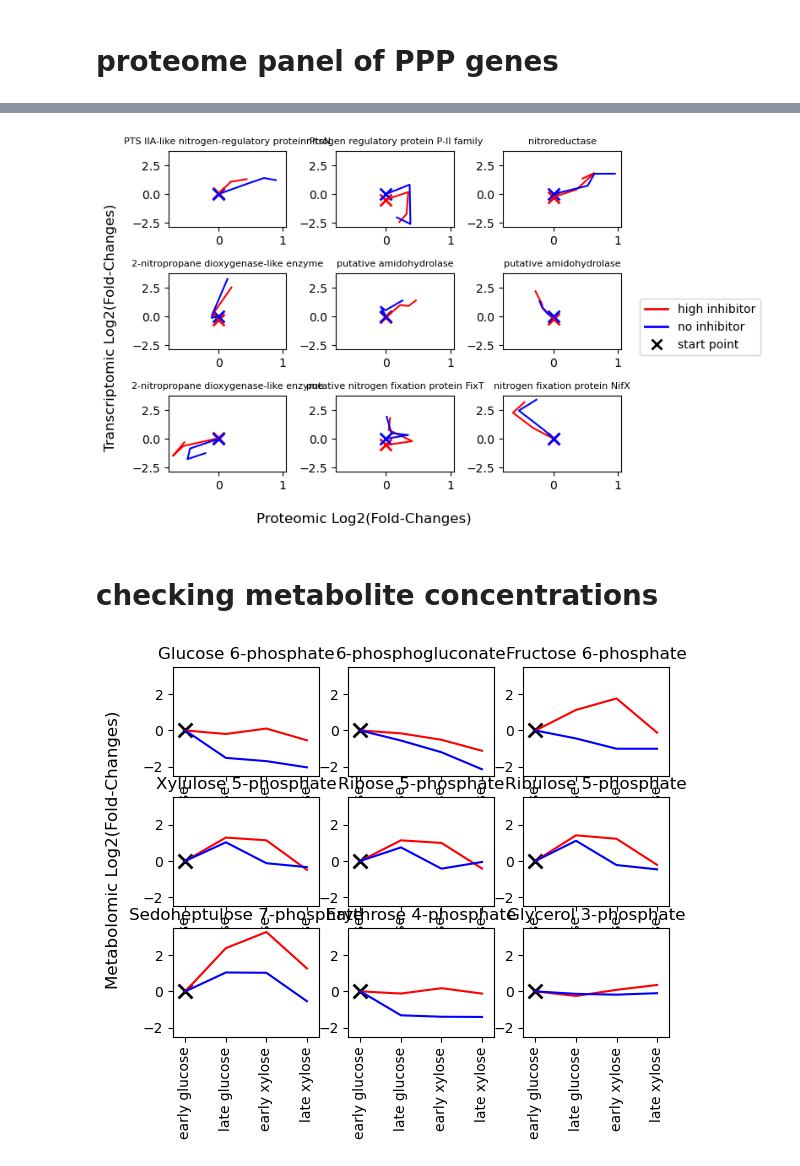
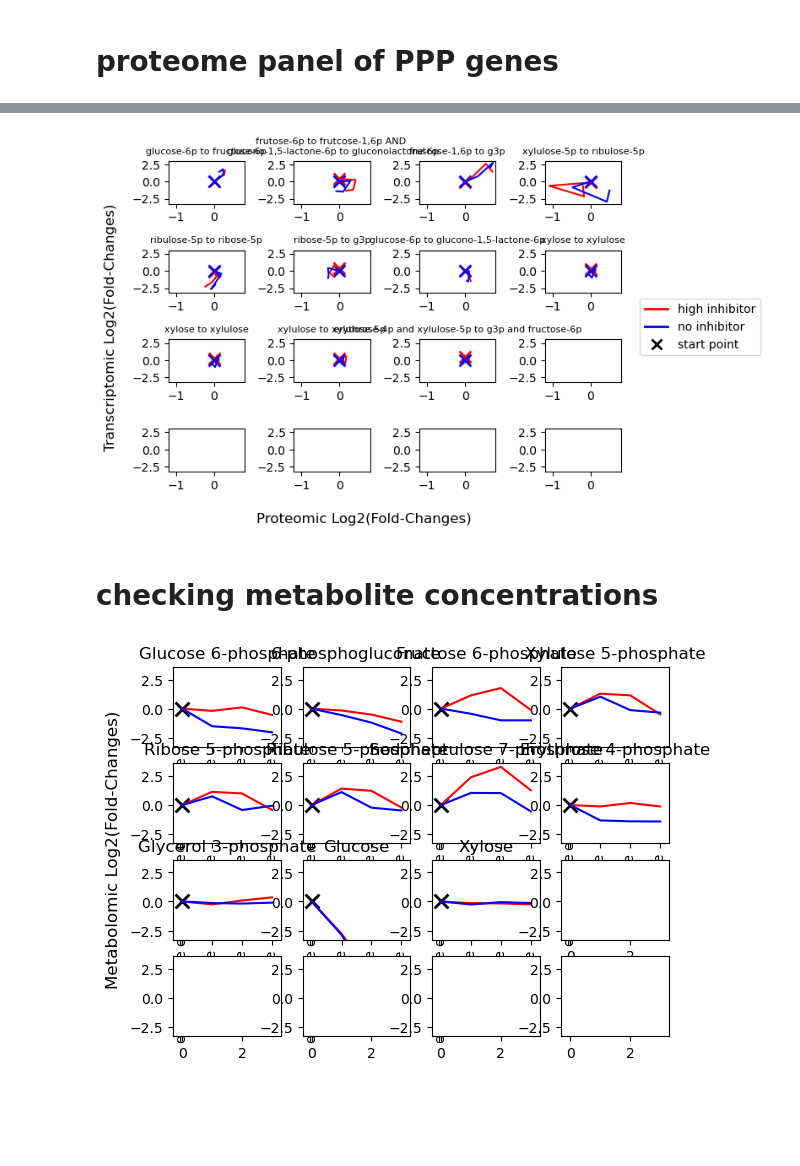
Before and after one commit to cristalzucsd/iModulonMiner, a Jupyter notebook: 5_characterize_iModulons/8_xylose_story.ipynb, the cells around one changed output, grey strips where cells are left out. Drawn from its saved outputs; the diff is of its cells as text; code cells hidden in the pictures; blank space fills up the shorter version.

```diff
--- a/5_characterize_iModulons/8_xylose_story.ipynb
+++ b/5_characterize_iModulons/8_xylose_story.ipynb
@@ -165,8 +220,9 @@ gene_to_label = {
 # %%
 # settings
-plot_genes = nitrogen_genes
+plot_genes = PPP_genes
 
-fig, axs = plt.subplots(3,3)
+size = math.ceil(len(plot_genes)**.5)
+fig, axs = plt.subplots(size,size)
 ax_iter = iter(axs.flatten())
 max_x = 0
 min_x = 0
@@ -177,8 +233,10 @@ for gene in plot_genes:
     # let's look at expression, iM activity, and proteomics of the genes in question
     #prot_index = ica_data.gene_table.loc[gene].ZM4_locus.split('_')[1]
     gene_changes = np.log2(2**sample_X_df[column_to_sample.values()].loc[gene] / 2**sample_X_df['lignocellulose_ferment:low_ACSH_early'].loc[gene])
-    prot_changes = np.log2(ica_data.gene_table.loc[gene][column_to_sample.keys()].astype(float).rename(index = column_to_sample))
-    #proteomics_df.loc[prot_index].rename(index = column_to_sample)
+    if gene in ica_data.gene_table.index:
+        prot_changes = np.log2(ica_data.gene_table.loc[gene][column_to_sample.keys()].astype(float).rename(index = column_to_sample))
+    else:
+        prot_changes = proteome_fold_change_df.rename(columns = conversion_2).loc[conversion[gene]]
 
     order_1 = [
         'lignocellulose_ferment:high_ACSH_early',
@@ -237,7 +295,7 @@ plt.legend(handles = legend_handles, loc='center')
 plt.savefig('../figures/xylose_story_panel_legend.pdf', transparent = True)
 plt.close()
 # %% [output]
-[figure, old version]
+[figure, new version]
 # %% [markdown]
 # checking metabolite concentrations
 # %%
@@ -267,22 +325,33 @@ no_LDI_samples = [
 ]
 # %%
 # plotting metabolites
-
-fig, axs = plt.subplots(3,3)
+max_y = 0
+min_y = 0
+min_min_y = -3
+fig, axs = plt.subplots(4,4)
 ax_iter = iter(axs.flatten())
-for metab in metabs:
+for metab in metabs+external:
     ax = next(ax_iter)
     ax.plot([0, 1, 2, 3], metab_fold_change_df.loc[metab][LDI_samples], c = 'red')
     ax.plot([0, 1, 2, 3], metab_fold_change_df.loc[metab][no_LDI_samples], c = 'blue')
     ax.scatter([0], [0], c = 'black', marker = 'x', lw = 2, s = 100)
     ax.set_xticks([0, 1, 2, 3], labels = ['early glucose', 'late glucose', 'early xylose', 'late xylose'], rotation = 90)
     ax.set_title(metab)
+    max_val = max(metab_fold_change_df.loc[metab][LDI_samples+no_LDI_samples])
+    min_val = min(metab_fold_change_df.loc[metab][LDI_samples+no_LDI_samples])
+    if max_val > max_y:
+        max_y = max_val
+    if min_val < min_y:
+        min_y = min_val
+for ax in axs.flatten():
+    if min_y < min_min_y:
+        min_y = min_min_y
     ax.set_xlim([-.3, 3.3])
-    ax.set_ylim([-2.5, 3.5])
+    ax.set_ylim([1.1*min_y, 1.1*max_y])
 
 fig.supylabel('Metabolomic Log2(Fold-Changes)')
 #plt.tight_layout()
 plt.savefig('../figures/metab_changes.pdf', transparent = True)
 plt.show()
 # %% [output]
-[figure, old version]
+[figure, new version]
```
Also changed, not shown: parts of 7 cells of this notebook, 5 other files.
